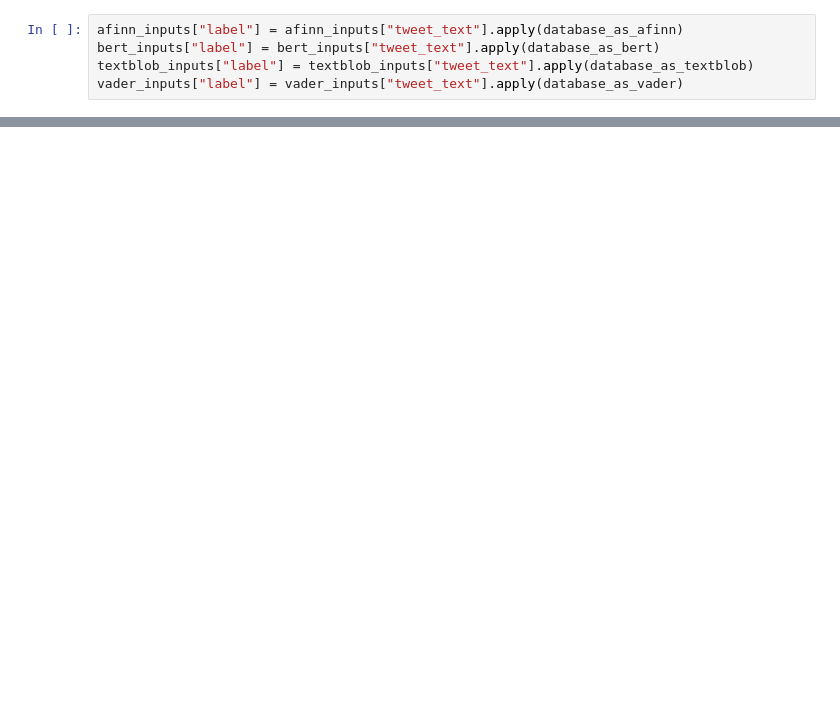
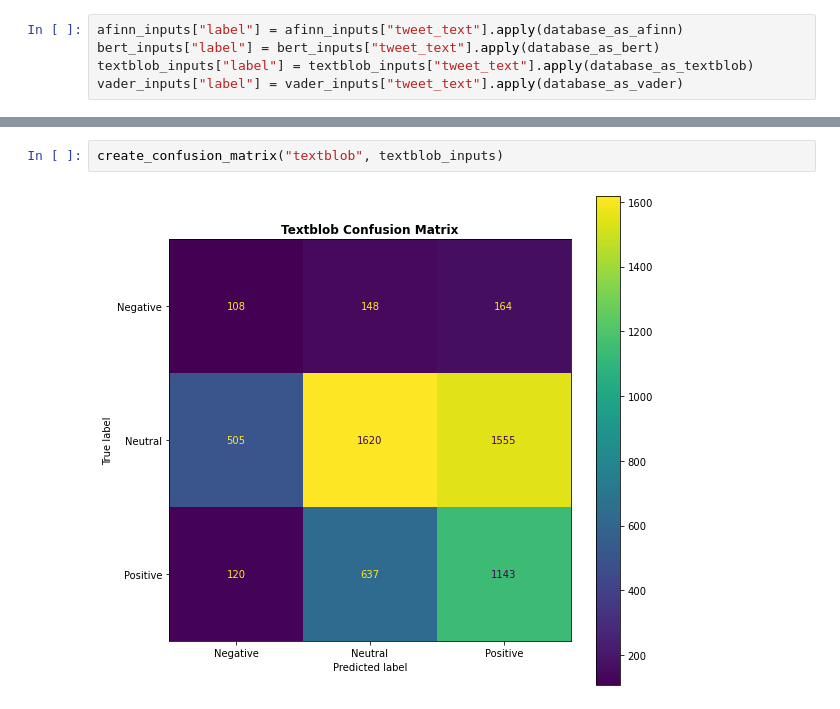
Before and after one commit to craigd00/topic-sentiment-across-sn, a Jupyter notebook: src/evaluation_of_libraries.ipynb, the cells around one changed output, grey strips where cells are left out. Cells and saved outputs as stored; diff of their text form; blank space fills up the shorter version.

```diff
--- a/src/evaluation_of_libraries.ipynb
+++ b/src/evaluation_of_libraries.ipynb
@@ -264,0 +76,4 @@ TypeError: run_and_term() takes 2 positional arguments but 4 were given
+# %%
+create_confusion_matrix("textblob", textblob_inputs)
+# %% [output]
+[figure, added]
```
Also changed, not shown: parts of 45 cells of this notebook, 6 other files.
